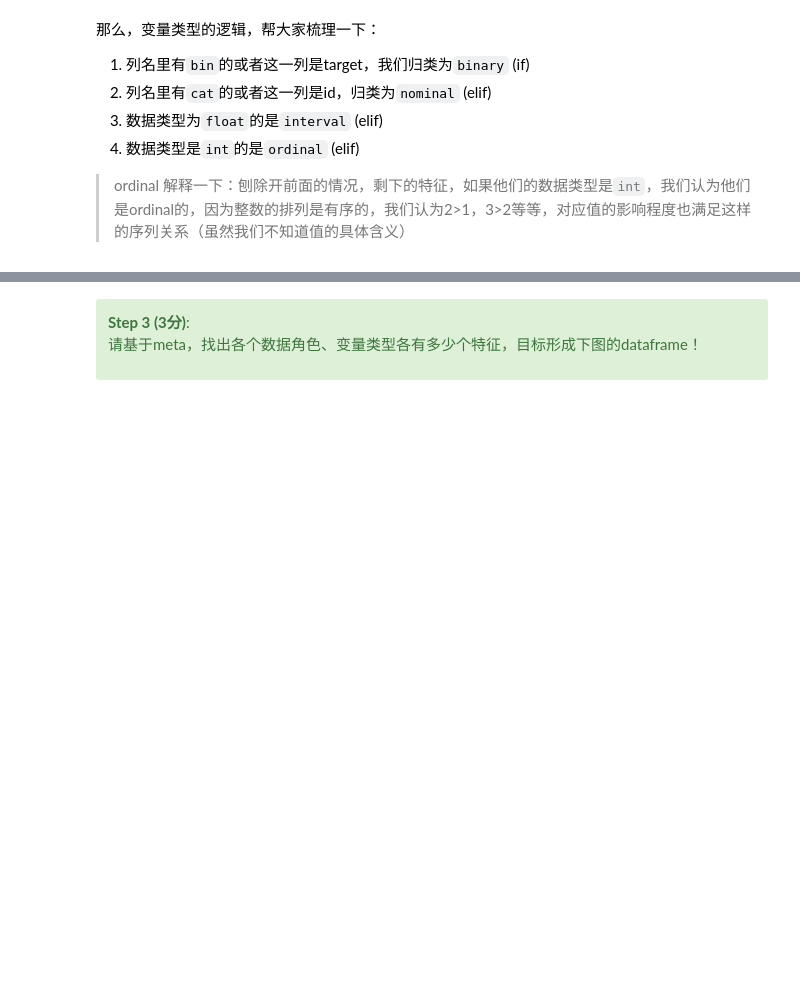
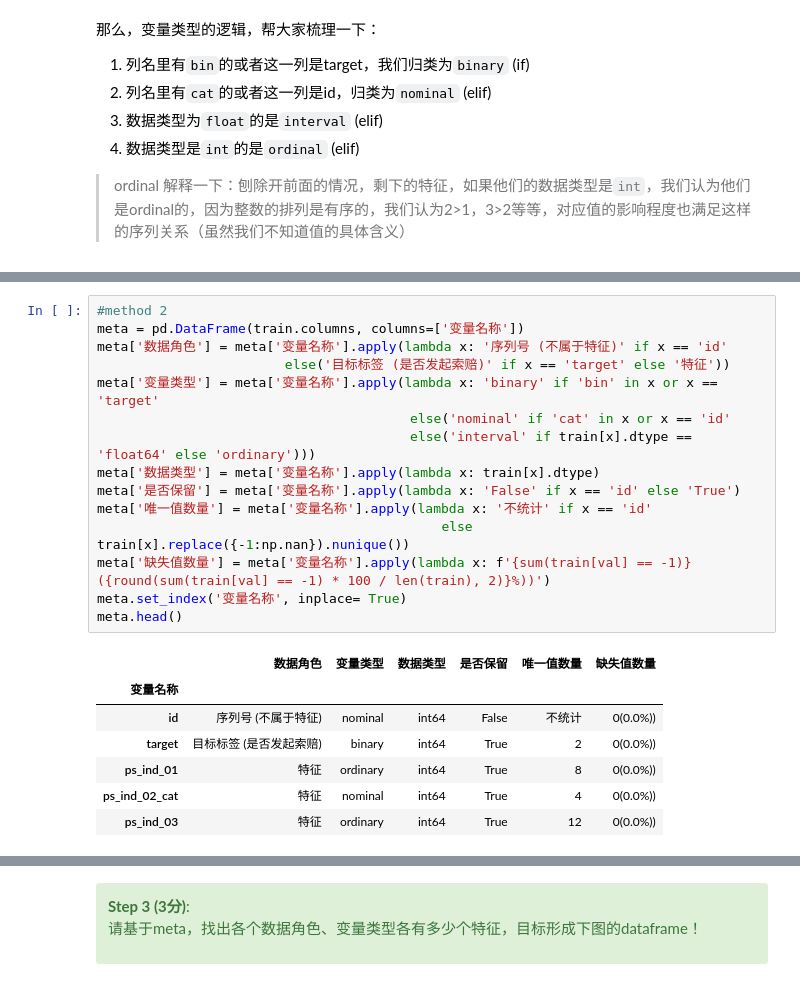
Before and after one commit to lydia0423/Kaggle, a Jupyter notebook: Kaggle 1/第二阶段_元数据/Phase2_metadata.ipynb, the cells around one changed output, grey strips where cells are left out. Saved outputs shown, nothing was run; the diff lists cells and outputs as text; blank space fills up the shorter version.

Commit message:
Add on additional methods

```diff
--- a/Kaggle 1/第二阶段_元数据/Phase2_metadata.ipynb
+++ b/Kaggle 1/第二阶段_元数据/Phase2_metadata.ipynb
@@ -455,3 +455,26 @@ meta
 | ps_calc_18_bin | 特征 | binary | int64 | True | 2 | 0(0.0%)) |
 | ps_calc_19_bin | 特征 | binary | int64 | True | 2 | 0(0.0%)) |
 | ps_calc_20_bin | 特征 | binary | int64 | True | 2 | 0(0.0%)) |
+# %%
+#method 2
+meta = pd.DataFrame(train.columns, columns=['变量名称'])
+meta['数据角色'] = meta['变量名称'].apply(lambda x: '序列号 (不属于特征)' if x == 'id'
+                        else('目标标签 (是否发起索赔)' if x == 'target' else '特征'))
+meta['变量类型'] = meta['变量名称'].apply(lambda x: 'binary' if 'bin' in x or x == 'target'
+                                        else('nominal' if 'cat' in x or x == 'id'
+                                        else('interval' if train[x].dtype == 'float64' else 'ordinary')))
+meta['数据类型'] = meta['变量名称'].apply(lambda x: train[x].dtype)
+meta['是否保留'] = meta['变量名称'].apply(lambda x: 'False' if x == 'id' else 'True')
+meta['唯一值数量'] = meta['变量名称'].apply(lambda x: '不统计' if x == 'id'
+                                            else train[x].replace({-1:np.nan}).nunique())
+meta['缺失值数量'] = meta['变量名称'].apply(lambda x: f'{sum(train[val] == -1)}({round(sum(train[val] == -1) * 100 / len(train), 2)}%))')
+meta.set_index('变量名称', inplace= True)
+meta.head()
+# %% [output]
+|  | 数据角色 | 变量类型 | 数据类型 | 是否保留 | 唯一值数量 | 缺失值数量 |
+| 变量名称 |  |  |  |  |  |  |
+| id | 序列号 (不属于特征) | nominal | int64 | False | 不统计 | 0(0.0%)) |
+| target | 目标标签 (是否发起索赔) | binary | int64 | True | 2 | 0(0.0%)) |
+| ps_ind_01 | 特征 | ordinary | int64 | True | 8 | 0(0.0%)) |
+| ps_ind_02_cat | 特征 | nominal | int64 | True | 4 | 0(0.0%)) |
+| ps_ind_03 | 特征 | ordinary | int64 | True | 12 | 0(0.0%)) |
```
Also changed, not shown: parts of 8 cells of this notebook.
